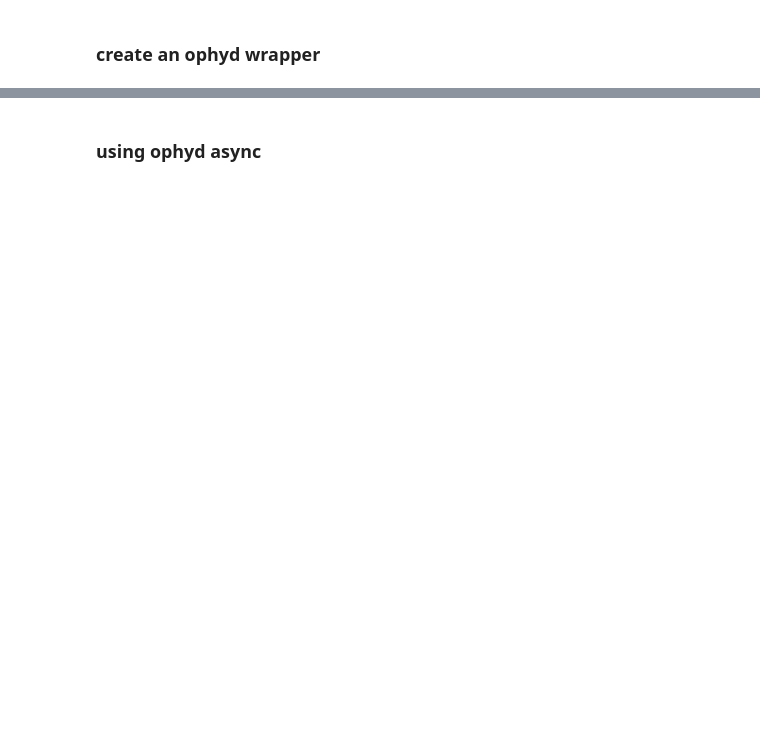
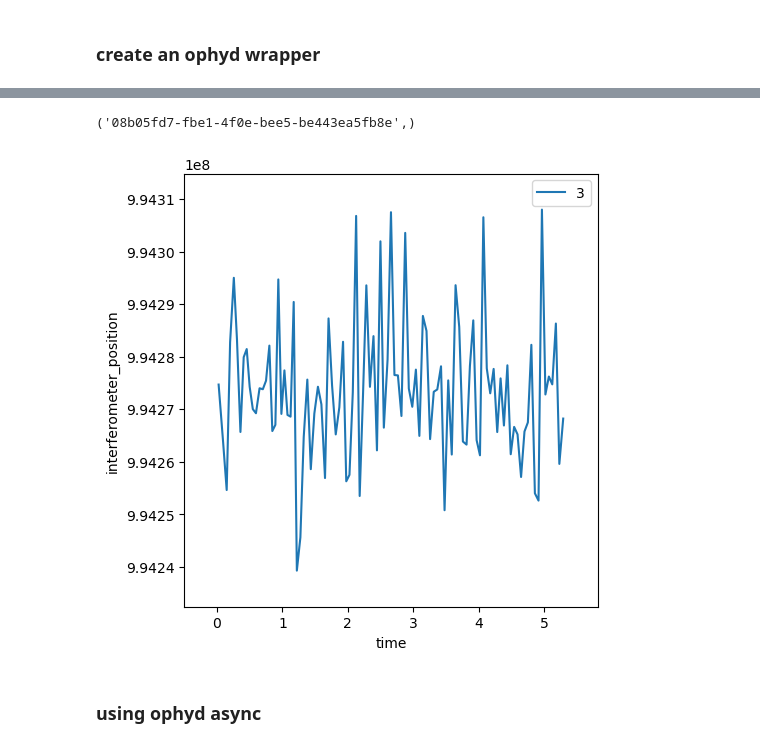
Before and after one commit to dream-beam/six-seven, a Jupyter notebook: notebooks/20260211aiw_interferometer_epics.ipynb, the cells around one changed output, grey strips where cells are left out. Saved outputs shown, nothing was run; the diff lists cells and outputs as text; code cells hidden in the pictures; blank space fills up the shorter version.

```diff
--- a/notebooks/20260211aiw_interferometer_epics.ipynb
+++ b/notebooks/20260211aiw_interferometer_epics.ipynb
@@ -168,0 +204,3 @@ RE(bp.scan([interferometer], stage, 0, 10, 5))
+# %%
+RE(bp.count([interf],101))
+# %% [output]
@@ -169,2 +224,4 @@ RE(bp.scan([interferometer], stage, 0, 10, 5))
+('08b05fd7-fbe1-4f0e-bee5-be443ea5fb8e',)
+[figure, added]
 # %% [markdown]
 ### using ophyd async
```
Also changed, not shown: parts of 14 cells of this notebook.
